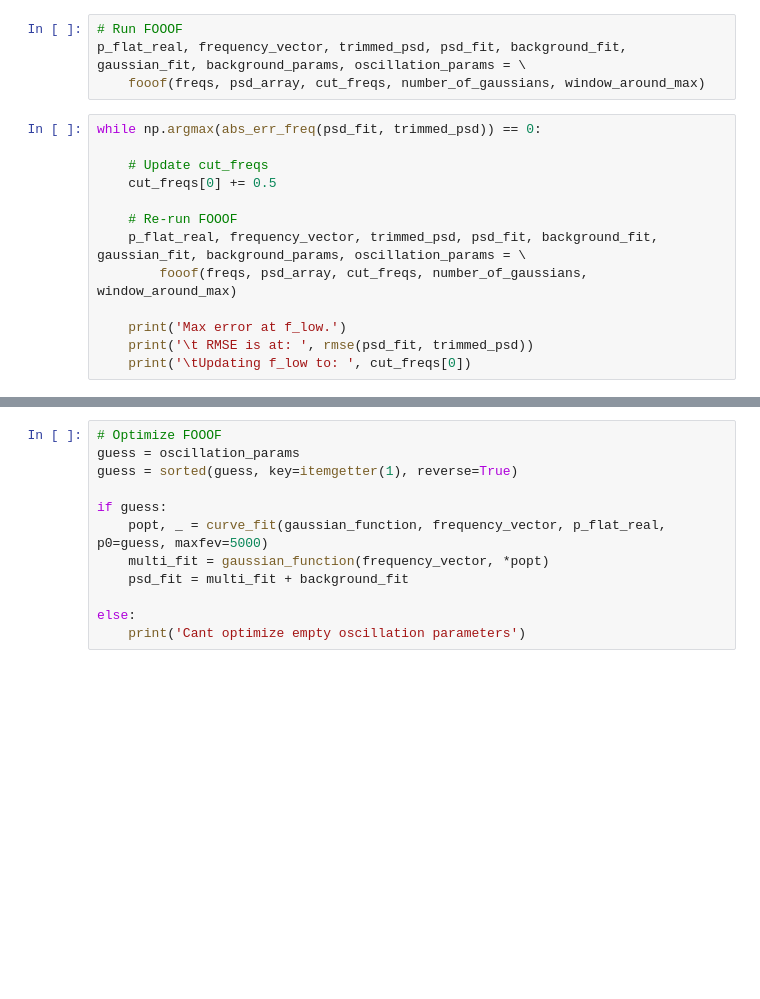
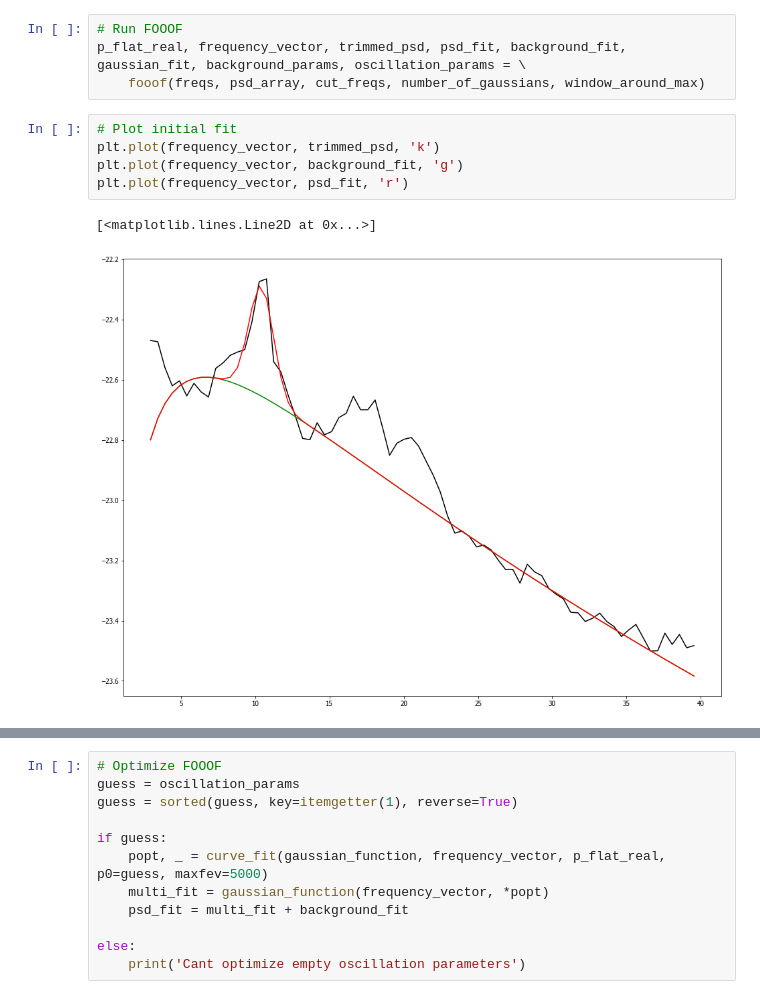
Before and after one commit to fooof-tools/fooof, a Jupyter notebook: FOOOF_Tom.ipynb, the cells around one changed output, grey strips where cells are left out. Drawn from its saved outputs; the diff is of its cells as text; blank space fills up the shorter version.

```diff
--- a/FOOOF_Tom.ipynb
+++ b/FOOOF_Tom.ipynb
@@ -76,16 +76,11 @@ cut_freqs = [3, 40]
 # Run FOOOF
 p_flat_real, frequency_vector, trimmed_psd, psd_fit, background_fit, gaussian_fit, background_params, oscillation_params = \
     fooof(freqs, psd_array, cut_freqs, number_of_gaussians, window_around_max)
-# %%
-while np.argmax(abs_err_freq(psd_fit, trimmed_psd)) == 0:
-
-    # Update cut_freqs
-    cut_freqs[0] += 0.5
-
-    # Re-run FOOOF
-    p_flat_real, frequency_vector, trimmed_psd, psd_fit, background_fit, gaussian_fit, background_params, oscillation_params = \
-        fooof(freqs, psd_array, cut_freqs, number_of_gaussians, window_around_max)
-
-    print('Max error at f_low.')
-    print('\t RMSE is at: ', rmse(psd_fit, trimmed_psd))
-    print('\tUpdating f_low to: ', cut_freqs[0])
+# %%
+# Plot initial fit
+plt.plot(frequency_vector, trimmed_psd, 'k')
+plt.plot(frequency_vector, background_fit, 'g')
+plt.plot(frequency_vector, psd_fit, 'r')
+# %% [output]
+[<matplotlib.lines.Line2D at 0x...>]
+[figure, added]
```
Also changed, not shown: parts of 9 cells of this notebook.
